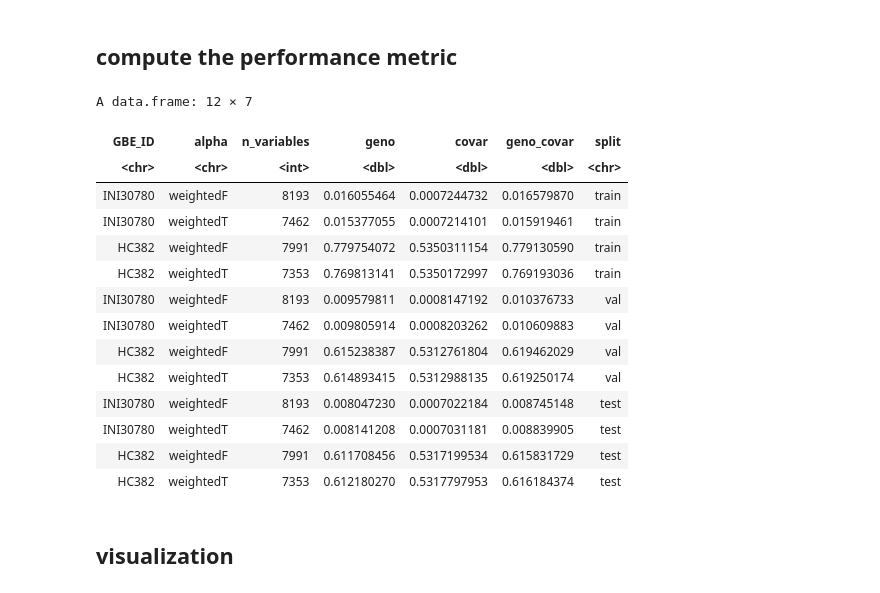
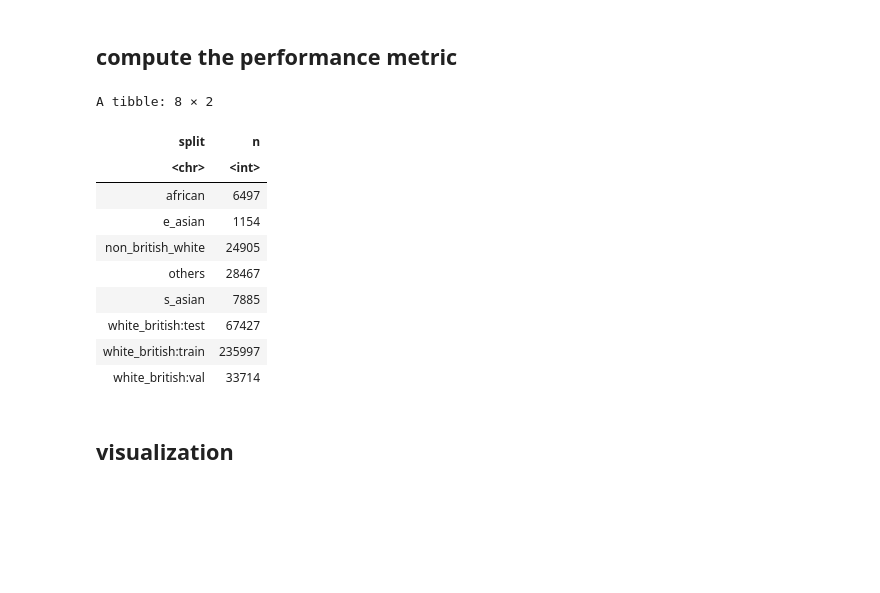
Before and after one commit to rivas-lab/biobank-methods-dev, a Jupyter notebook: notebook/20200526-snpnet-weights/2_performance_eval.ipynb, the cells around one changed output. Cells and saved outputs as stored; diff of their text form; code cells hidden in the pictures; blank space fills up the shorter version.

Commit message:
update the eval notebook

```diff
--- a/notebook/20200526-snpnet-weights/2_performance_eval.ipynb
+++ b/notebook/20200526-snpnet-weights/2_performance_eval.ipynb
@@ -128,8 +137,13 @@ get_eval_df <- function(phe_df, alphas, split_string){
 phe_df <- fread(
     phe_f,
     colClasses=c('#FID'='character', 'IID'='character'),
-    select=c('#FID','IID','split','INI30780','HC382', covars)
+    select=c('#FID','IID','split','INI30780','HC382', 'population', covars)
 ) %>%
 rename('FID'='#FID') %>%
+drop_na(population) %>%
+filter(!str_detect(population, 'outlier')) %>%
+mutate(
+    split = if_else(is.na(split), population, paste(population, split, sep=':'))
+) %>%
 mutate(ID = paste(FID, IID, sep='_')) %>%
 column_to_rownames('ID')
@@ -142,18 +150,15 @@ eval_df <- bind_rows(
-# %%
-eval_df
-# %% [output]
-A data.frame: 12 × 7
-| GBE_ID | alpha | n_variables | geno | covar | geno_covar | split |
-| <chr> | <chr> | <int> | <dbl> | <dbl> | <dbl> | <chr> |
-| INI30780 | weightedF | 8193 | 0.016055464 | 0.0007244732 | 0.016579870 | train |
-| INI30780 | weightedT | 7462 | 0.015377055 | 0.0007214101 | 0.015919461 | train |
-| HC382 | weightedF | 7991 | 0.779754072 | 0.5350311154 | 0.779130590 | train |
-| HC382 | weightedT | 7353 | 0.769813141 | 0.5350172997 | 0.769193036 | train |
-| INI30780 | weightedF | 8193 | 0.009579811 | 0.0008147192 | 0.010376733 | val |
-| INI30780 | weightedT | 7462 | 0.009805914 | 0.0008203262 | 0.010609883 | val |
-| HC382 | weightedF | 7991 | 0.615238387 | 0.5312761804 | 0.619462029 | val |
-| HC382 | weightedT | 7353 | 0.614893415 | 0.5312988135 | 0.619250174 | val |
-| INI30780 | weightedF | 8193 | 0.008047230 | 0.0007022184 | 0.008745148 | test |
-| INI30780 | weightedT | 7462 | 0.008141208 | 0.0007031181 | 0.008839905 | test |
-| HC382 | weightedF | 7991 | 0.611708456 | 0.5317199534 | 0.615831729 | test |
-| HC382 | weightedT | 7353 | 0.612180270 | 0.5317797953 | 0.616184374 | test |
+# %%
+phe_df %>%
+count(split)
+# %% [output]
+A tibble: 8 × 2
+| split | n |
+| <chr> | <int> |
+| african | 6497 |
+| e_asian | 1154 |
+| non_british_white | 24905 |
+| others | 28467 |
+| s_asian | 7885 |
+| white_british:test | 67427 |
+| white_british:train | 235997 |
+| white_british:val | 33714 |
```
Also changed, not shown: parts of 9 cells of this notebook, 1 other file.
